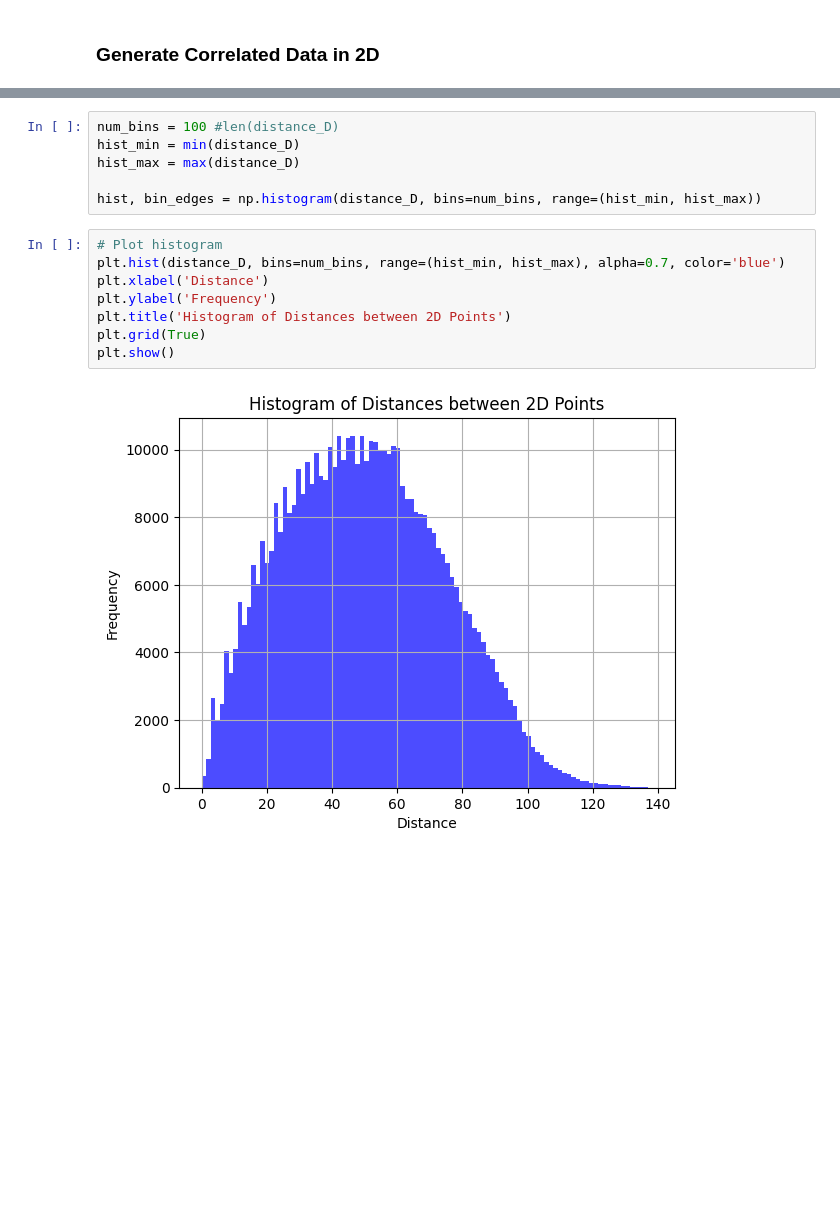
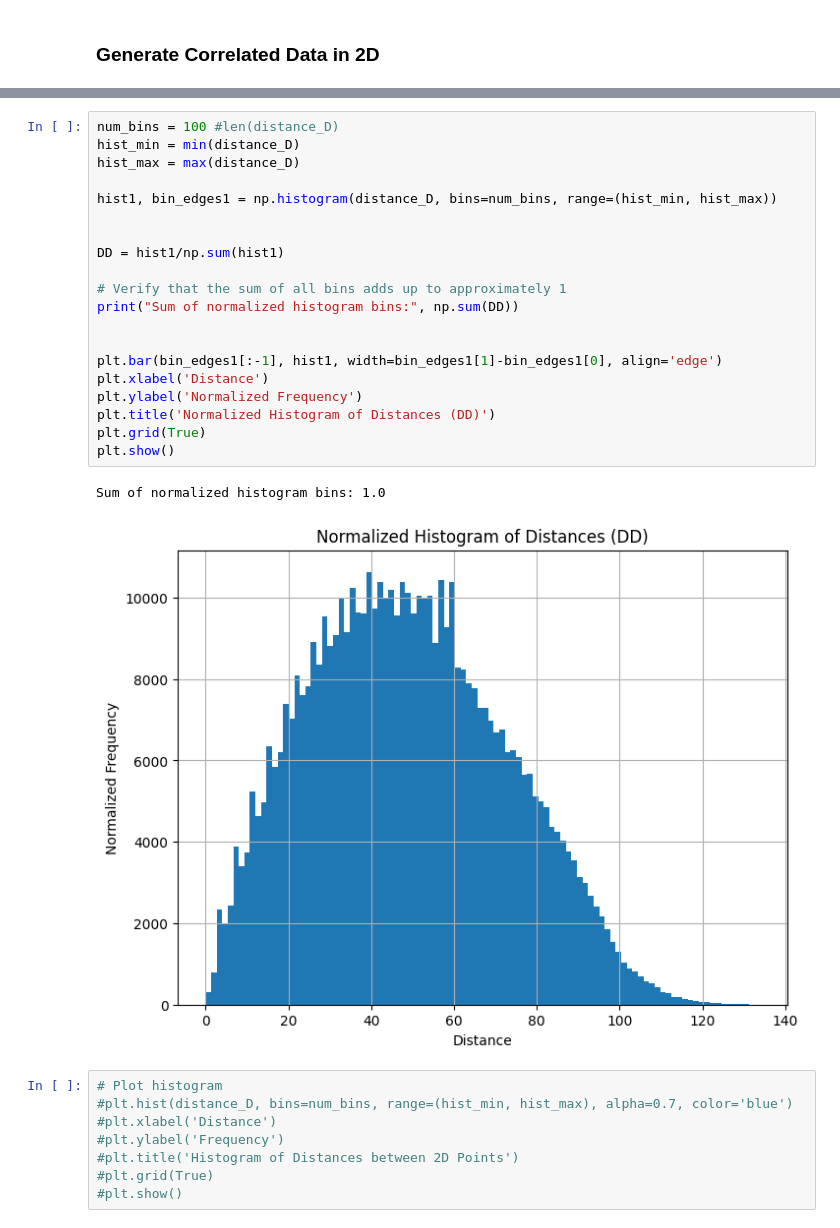
Before and after one commit to xlxnsxzpxtx/Metodos_cosmo, a Jupyter notebook: practica_2/practica_2.ipynb, the cells around one changed output, grey strips where cells are left out. Cells and saved outputs as stored; diff of their text form; blank space fills up the shorter version.

```diff
--- a/practica_2/practica_2.ipynb
+++ b/practica_2/practica_2.ipynb
@@ -107,17 +97,32 @@ np.linalg.norm(DD)
-# %%
-num_bins = 100 #len(distance_D)
-hist_min = min(distance_D)
-hist_max = max(distance_D)
-
-hist, bin_edges = np.histogram(distance_D, bins=num_bins, range=(hist_min, hist_max))
+# %%
+num_bins = 100 #len(distance_D)
+hist_min = min(distance_D)
+hist_max = max(distance_D)
+
+hist1, bin_edges1 = np.histogram(distance_D, bins=num_bins, range=(hist_min, hist_max))
+
+
+DD = hist1/np.sum(hist1)
+
+# Verify that the sum of all bins adds up to approximately 1
+print("Sum of normalized histogram bins:", np.sum(DD))
+
+
+plt.bar(bin_edges1[:-1], hist1, width=bin_edges1[1]-bin_edges1[0], align='edge')
+plt.xlabel('Distance')
+plt.ylabel('Normalized Frequency')
+plt.title('Normalized Histogram of Distances (DD)')
+plt.grid(True)
+plt.show()
+# %% [output]
+Sum of normalized histogram bins: 1.0
+[figure, added]
 # %%
 # Plot histogram
-plt.hist(distance_D, bins=num_bins, range=(hist_min, hist_max), alpha=0.7, color='blue')
-plt.xlabel('Distance')
-plt.ylabel('Frequency')
-plt.title('Histogram of Distances between 2D Points')
-plt.grid(True)
-plt.show()
+#plt.hist(distance_D, bins=num_bins, range=(hist_min, hist_max), alpha=0.7, color='blue')
+#plt.xlabel('Distance')
+#plt.ylabel('Frequency')
+#plt.title('Histogram of Distances between 2D Points')
+#plt.grid(True)
+#plt.show()
-# %% [output]
-[figure, removed]
 # %%
```
Also changed, not shown: parts of 10 cells of this notebook.
